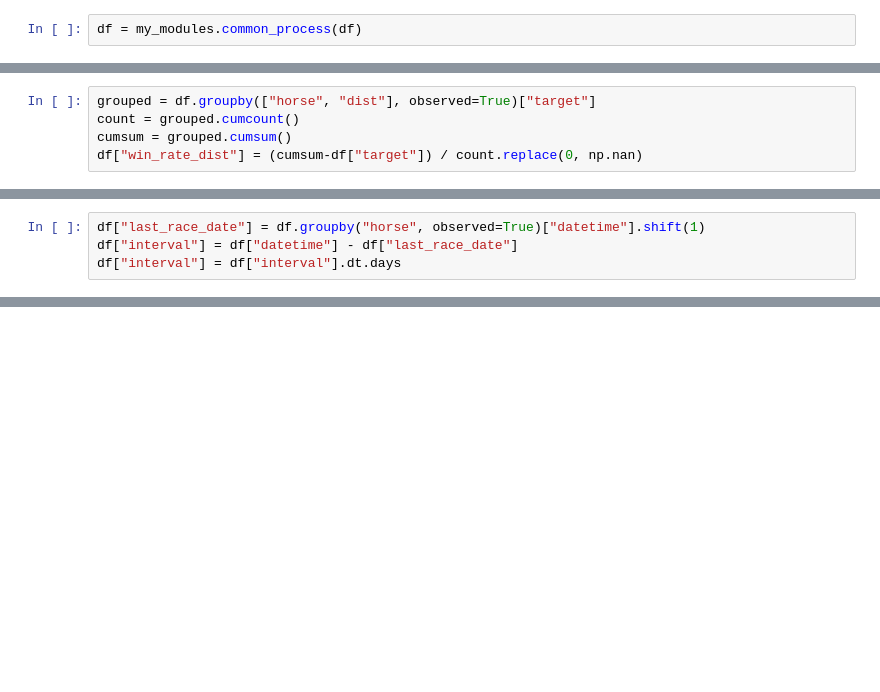
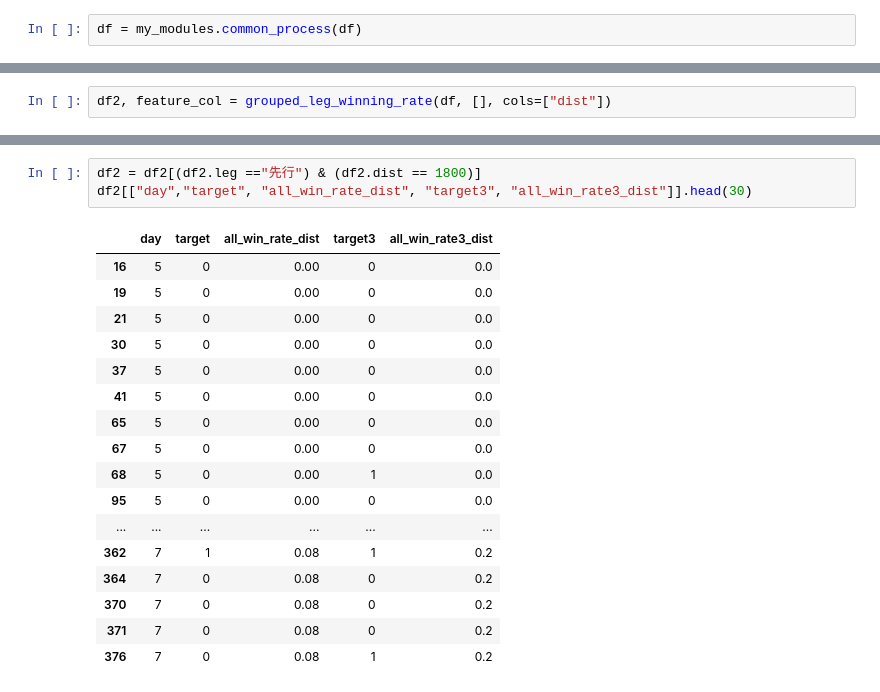
Before and after one commit to NaganagaKen/HORSE_RACING, a Jupyter notebook: Ipynb/test.ipynb, the cells around one changed output, grey strips where cells are left out. Drawn from its saved outputs; the diff is of its cells as text; blank space fills up the shorter version.

```diff
--- a/Ipynb/test.ipynb
+++ b/Ipynb/test.ipynb
@@ -106,5 +73,0 @@ array(['中山ダート1200', '中京ダート1800', '中山ダート1800', '中
-# %%
-grouped = df.groupby(["horse", "dist"], observed=True)["target"]
-count = grouped.cumcount()
-cumsum = grouped.cumsum()
-df["win_rate_dist"] = (cumsum-df["target"]) / count.replace(0, np.nan)
@@ -143,4 +73,0 @@ def grouped_winning_rate(df, cols=None):
-# %%
-df["last_race_date"] = df.groupby("horse", observed=True)["datetime"].shift(1)
-df["interval"] = df["datetime"] - df["last_race_date"]
-df["interval"] = df["interval"].dt.days
@@ -166,0 +282,2 @@ Name: interval, dtype: float64
+# %%
+df2, feature_col = grouped_leg_winning_rate(df, [], cols=["dist"])
@@ -166,0 +339,21 @@ Name: interval, dtype: float64
+# %%
+df2 = df2[(df2.leg =="先行") & (df2.dist == 1800)]
+df2[["day","target", "all_win_rate_dist", "target3", "all_win_rate3_dist"]].head(30)
+# %% [output]
+|  | day | target | all_win_rate_dist | target3 | all_win_rate3_dist |
+| 16 | 5 | 0 | 0.00 | 0 | 0.0 |
+| 19 | 5 | 0 | 0.00 | 0 | 0.0 |
+| 21 | 5 | 0 | 0.00 | 0 | 0.0 |
+| 30 | 5 | 0 | 0.00 | 0 | 0.0 |
+| 37 | 5 | 0 | 0.00 | 0 | 0.0 |
+| 41 | 5 | 0 | 0.00 | 0 | 0.0 |
+| 65 | 5 | 0 | 0.00 | 0 | 0.0 |
+| 67 | 5 | 0 | 0.00 | 0 | 0.0 |
+| 68 | 5 | 0 | 0.00 | 1 | 0.0 |
+| 95 | 5 | 0 | 0.00 | 0 | 0.0 |
+| ... | ... | ... | ... | ... | ... |
+| 362 | 7 | 1 | 0.08 | 1 | 0.2 |
+| 364 | 7 | 0 | 0.08 | 0 | 0.2 |
+| 370 | 7 | 0 | 0.08 | 0 | 0.2 |
+| 371 | 7 | 0 | 0.08 | 0 | 0.2 |
+| 376 | 7 | 0 | 0.08 | 1 | 0.2 |
```
Also changed, not shown: parts of 9 cells of this notebook, 6 other files.
